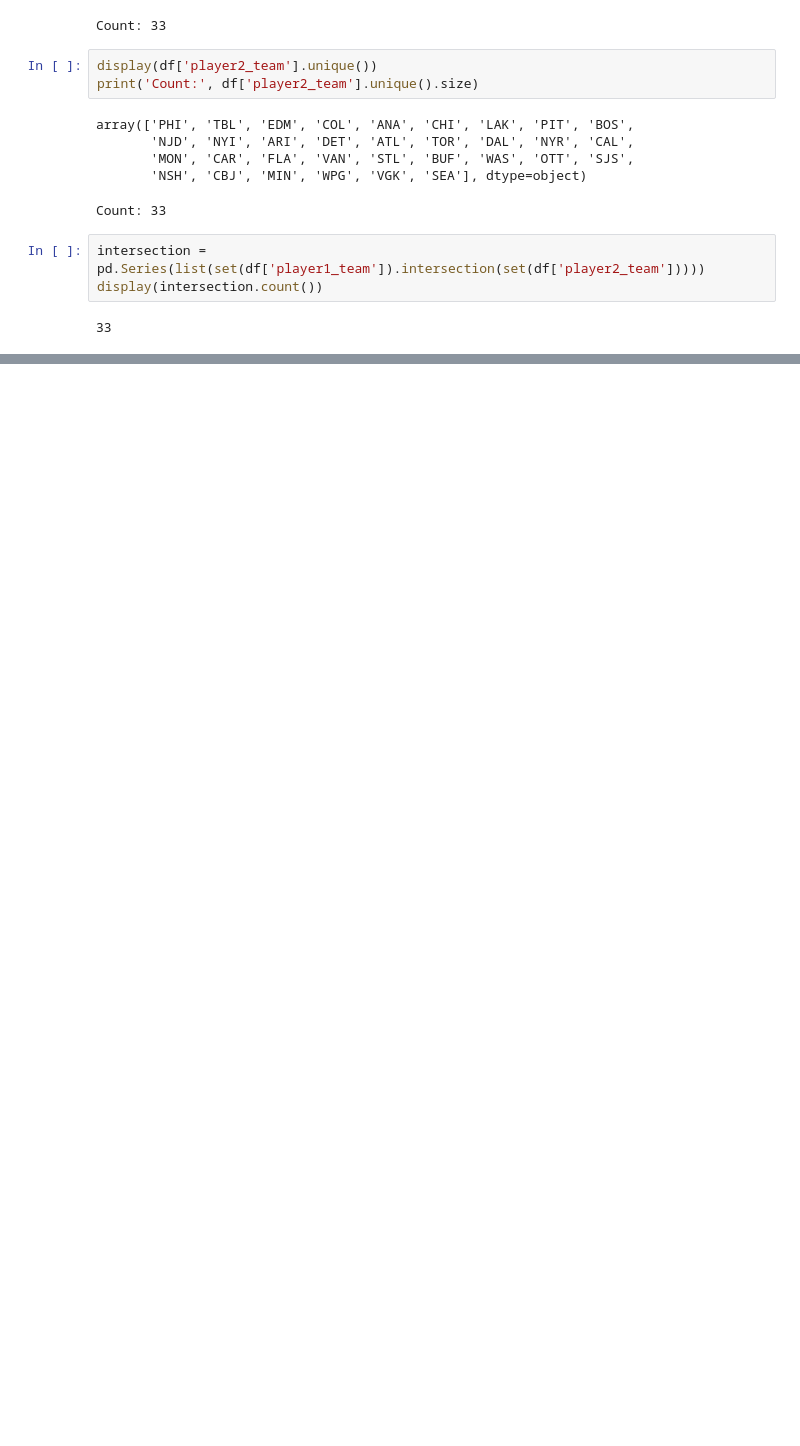
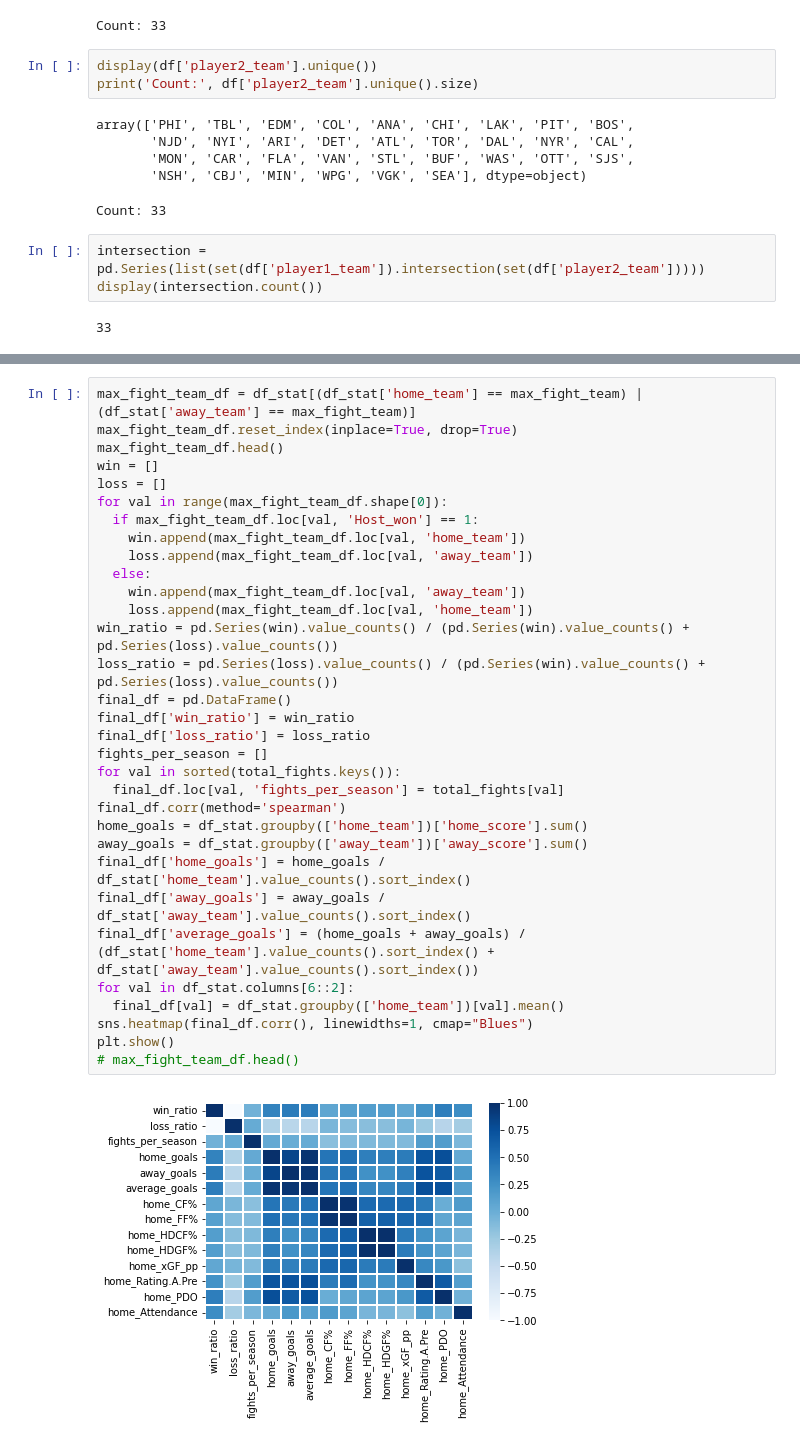
Before and after one commit to aadityapanchal/NHL-Analytics, a Jupyter notebook: fight.ipynb, the cells around one changed output, grey strips where cells are left out. Cells and saved outputs as stored; diff of their text form; blank space fills up the shorter version.

```diff
--- a/fight.ipynb
+++ b/fight.ipynb
@@ -223,0 +334,34 @@ set(pd.Series(winners).unique()) - set(total_fights.keys())
+# %%
+max_fight_team_df = df_stat[(df_stat['home_team'] == max_fight_team) | (df_stat['away_team'] == max_fight_team)]
+max_fight_team_df.reset_index(inplace=True, drop=True)
+max_fight_team_df.head()
+win = []
+loss = []
+for val in range(max_fight_team_df.shape[0]):
+  if max_fight_team_df.loc[val, 'Host_won'] == 1:
+    win.append(max_fight_team_df.loc[val, 'home_team'])
+    loss.append(max_fight_team_df.loc[val, 'away_team'])
+  else:
+    win.append(max_fight_team_df.loc[val, 'away_team'])
+    loss.append(max_fight_team_df.loc[val, 'home_team'])
+win_ratio = pd.Series(win).value_counts() / (pd.Series(win).value_counts() + pd.Series(loss).value_counts())
+loss_ratio = pd.Series(loss).value_counts() / (pd.Series(win).value_counts() + pd.Series(loss).value_counts())
+final_df = pd.DataFrame()
+final_df['win_ratio'] = win_ratio
+final_df['loss_ratio'] = loss_ratio
+fights_per_season = []
+for val in sorted(total_fights.keys()):
+  final_df.loc[val, 'fights_per_season'] = total_fights[val]
+final_df.corr(method='spearman')
+home_goals = df_stat.groupby(['home_team'])['home_score'].sum()
+away_goals = df_stat.groupby(['away_team'])['away_score'].sum()
+final_df['home_goals'] = home_goals / df_stat['home_team'].value_counts().sort_index()
+final_df['away_goals'] = away_goals / df_stat['away_team'].value_counts().sort_index()
+final_df['average_goals'] = (home_goals + away_goals) / (df_stat['home_team'].value_counts().sort_index() + df_stat['away_team'].value_counts().sort_index())
+for val in df_stat.columns[6::2]:
+  final_df[val] = df_stat.groupby(['home_team'])[val].mean()
+sns.heatmap(final_df.corr(), linewidths=1, cmap="Blues")
+plt.show()
+# max_fight_team_df.head()
+# %% [output]
+[figure, added]
```
Also changed, not shown: parts of 51 cells of this notebook.
